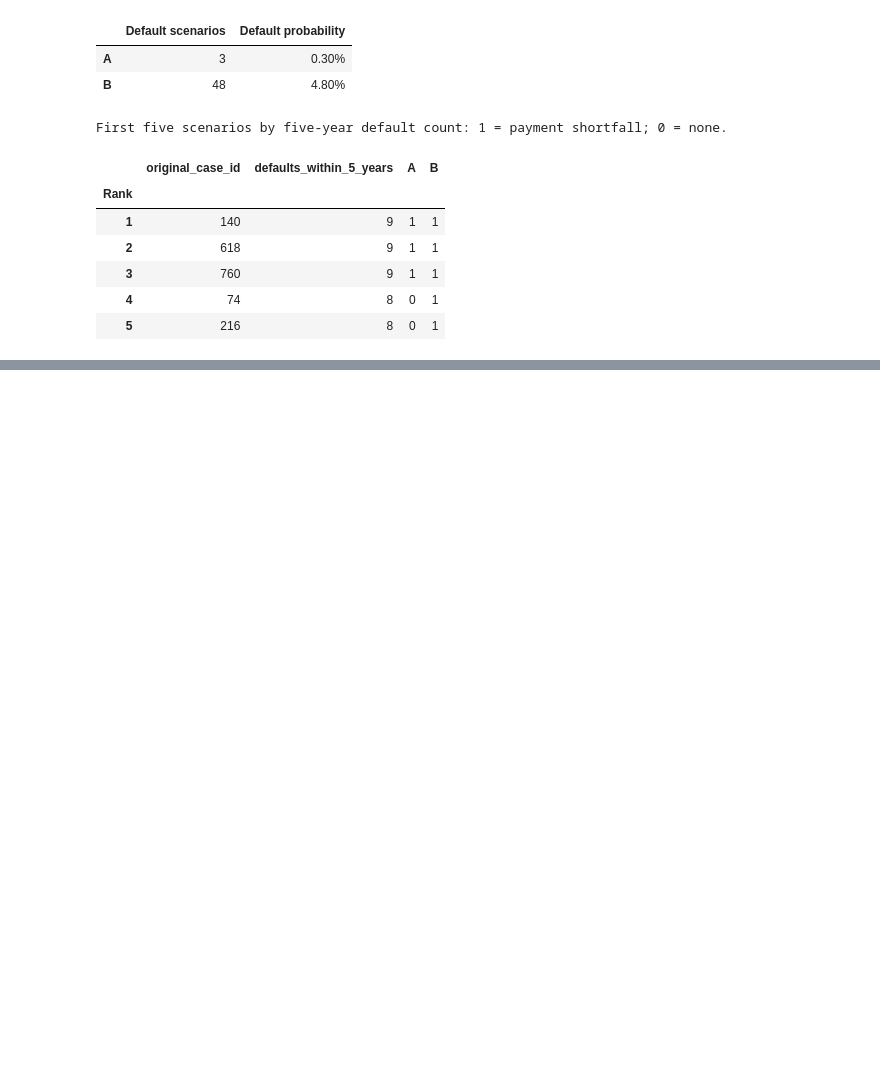
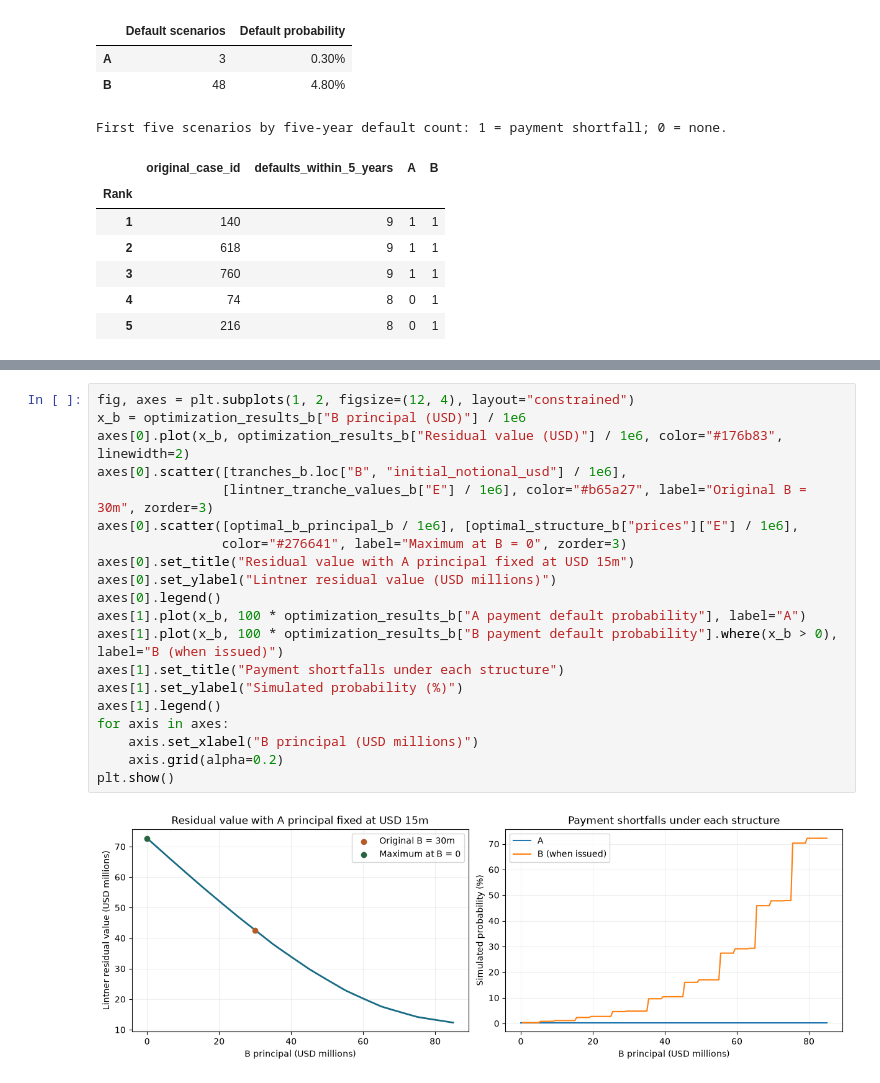
Before and after one commit to moctran/valuation_miniproject3, a Jupyter notebook: miniproject3_finalv2.ipynb, the cells around one changed output, grey strips where cells are left out. Saved outputs shown, nothing was run; the diff lists cells and outputs as text; blank space fills up the shorter version.

```diff
--- a/miniproject3_finalv2.ipynb
+++ b/miniproject3_finalv2.ipynb
@@ -1348,0 +1652,22 @@ First five scenarios by five-year default count: 1 = payment shortfall; 0 = none
+# %%
+fig, axes = plt.subplots(1, 2, figsize=(12, 4), layout="constrained")
+x_b = optimization_results_b["B principal (USD)"] / 1e6
+axes[0].plot(x_b, optimization_results_b["Residual value (USD)"] / 1e6, color="#176b83", linewidth=2)
+axes[0].scatter([tranches_b.loc["B", "initial_notional_usd"] / 1e6],
+                [lintner_tranche_values_b["E"] / 1e6], color="#b65a27", label="Original B = 30m", zorder=3)
+axes[0].scatter([optimal_b_principal_b / 1e6], [optimal_structure_b["prices"]["E"] / 1e6],
+                color="#276641", label="Maximum at B = 0", zorder=3)
+axes[0].set_title("Residual value with A principal fixed at USD 15m")
+axes[0].set_ylabel("Lintner residual value (USD millions)")
+axes[0].legend()
+axes[1].plot(x_b, 100 * optimization_results_b["A payment default probability"], label="A")
+axes[1].plot(x_b, 100 * optimization_results_b["B payment default probability"].where(x_b > 0), label="B (when issued)")
+axes[1].set_title("Payment shortfalls under each structure")
+axes[1].set_ylabel("Simulated probability (%)")
+axes[1].legend()
+for axis in axes:
+    axis.set_xlabel("B principal (USD millions)")
+    axis.grid(alpha=0.2)
+plt.show()
+# %% [output]
+[figure, added]
```
Also changed, not shown: parts of 8 cells of this notebook.
